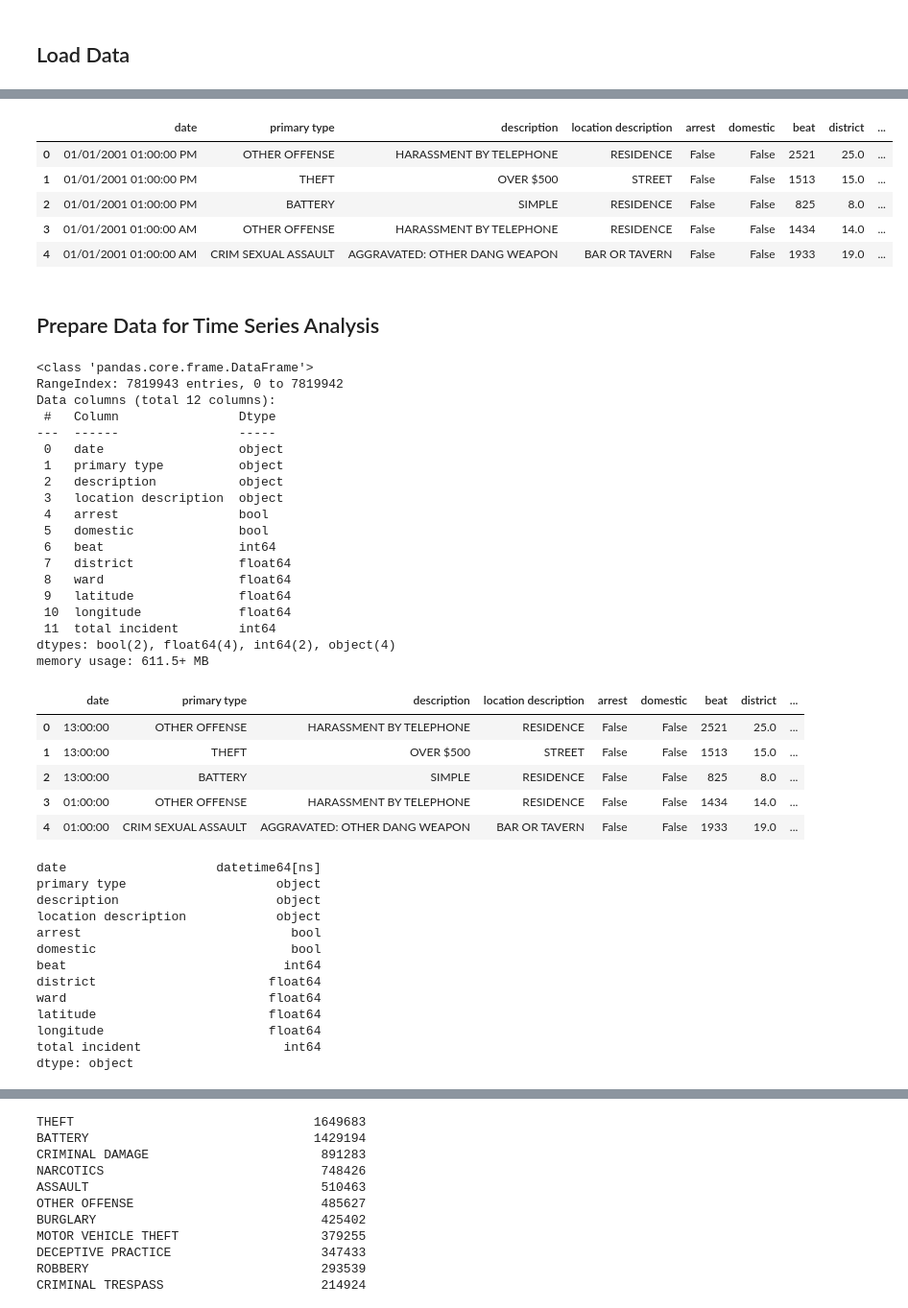
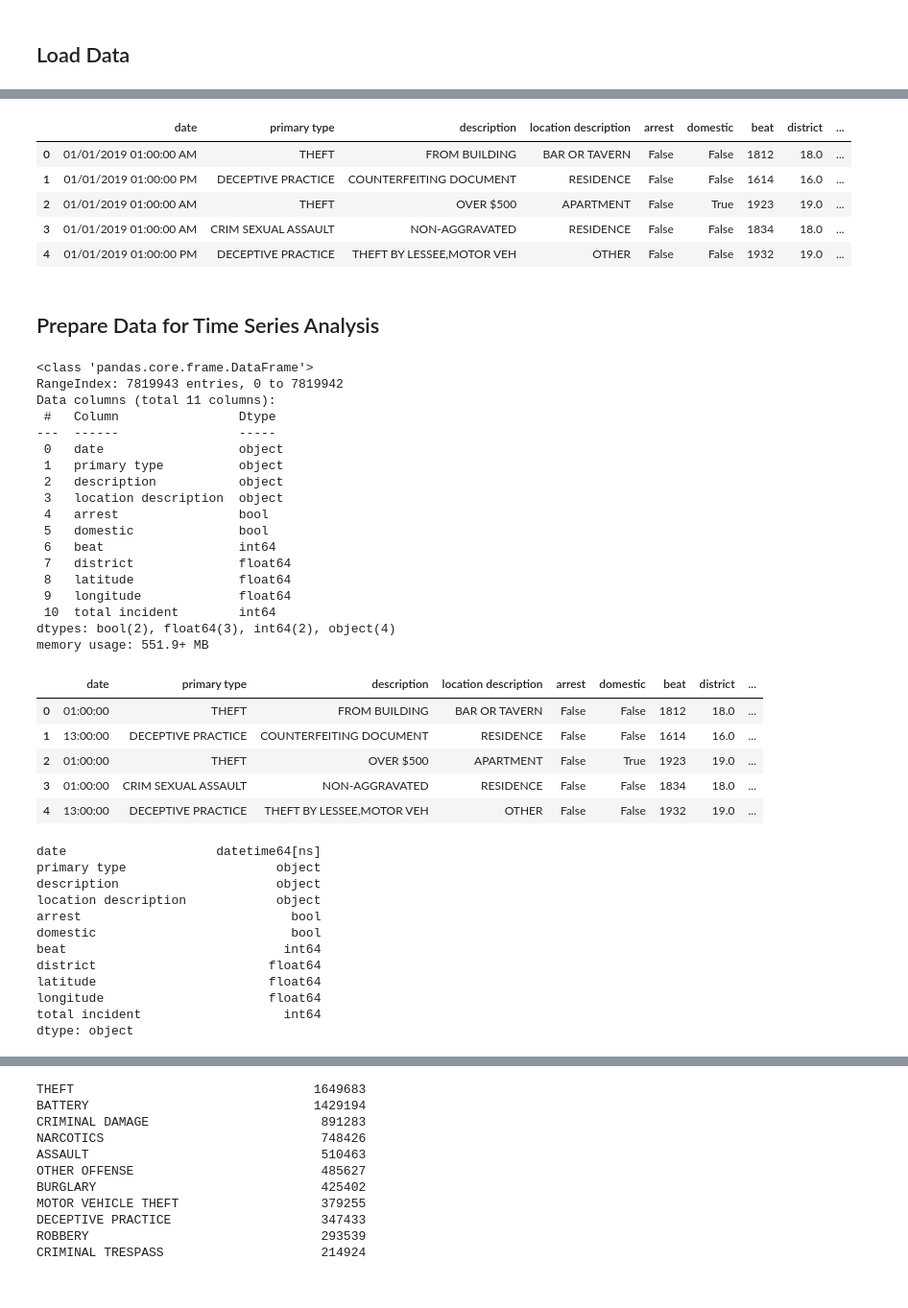
Before and after one commit to kevinbrnett/Time-Series-Analysis-of-Crime-Data, a Jupyter notebook: Time Series Crime Data Project -- Part 1.ipynb, the cells around one changed output, grey strips where cells are left out. Shown: that part at 96% size. Cells and saved outputs as stored; diff of their text form; code cells hidden in the pictures.

```diff
--- a/Time Series Crime Data Project -- Part 1.ipynb
+++ b/Time Series Crime Data Project -- Part 1.ipynb
@@ -18,7 +18,7 @@ plt.rcParams['savefig.bbox'] = 'tight'
 ## Load Data
 # %%
 # Merge .csv files
-joined_files = os.path.join('C:\\Users\\hamma\\Documents\\GitHub\\Project-4-Crime-Data\\Data\\Chicago','Chicago-Crime*.csv')
+joined_files = os.path.join('Data/Chicago/','Chicago-Crime*.csv')
 print(joined_files)
 
 # Return list of all joined files
@@ -66,16 +66,16 @@ df.columns = df.columns.str.lower()
 # %%
 df['id'].value_counts().sum()
 
-# Remove 'id' column
-df = df.drop(columns='id')
+# Remove 'id' and 'ward' column
+df = df.drop(columns=['id','ward'])
 df.head()
 # %% [output]
 |  | date | primary type | description | location description | arrest | domestic | beat | district | ... |
-| 0 | 01/01/2001 01:00:00 PM | OTHER OFFENSE | HARASSMENT BY TELEPHONE | RESIDENCE | False | False | 2521 | 25.0 | ... |
-| 1 | 01/01/2001 01:00:00 PM | THEFT | OVER $500 | STREET | False | False | 1513 | 15.0 | ... |
-| 2 | 01/01/2001 01:00:00 PM | BATTERY | SIMPLE | RESIDENCE | False | False | 825 | 8.0 | ... |
-| 3 | 01/01/2001 01:00:00 AM | OTHER OFFENSE | HARASSMENT BY TELEPHONE | RESIDENCE | False | False | 1434 | 14.0 | ... |
-| 4 | 01/01/2001 01:00:00 AM | CRIM SEXUAL ASSAULT | AGGRAVATED: OTHER DANG WEAPON | BAR OR TAVERN | False | False | 1933 | 19.0 | ... |
+| 0 | 01/01/2019 01:00:00 AM | THEFT | FROM BUILDING | BAR OR TAVERN | False | False | 1812 | 18.0 | ... |
+| 1 | 01/01/2019 01:00:00 PM | DECEPTIVE PRACTICE | COUNTERFEITING DOCUMENT | RESIDENCE | False | False | 1614 | 16.0 | ... |
+| 2 | 01/01/2019 01:00:00 AM | THEFT | OVER $500 | APARTMENT | False | True | 1923 | 19.0 | ... |
+| 3 | 01/01/2019 01:00:00 AM | CRIM SEXUAL ASSAULT | NON-AGGRAVATED | RESIDENCE | False | False | 1834 | 18.0 | ... |
+| 4 | 01/01/2019 01:00:00 PM | DECEPTIVE PRACTICE | THEFT BY LESSEE,MOTOR VEH | OTHER | False | False | 1932 | 19.0 | ... |
 # %% [markdown]
 ## Prepare Data for Time Series Analysis
 # %%
@@ -92,7 +92,7 @@ df_ts.head()
 # %% [output]
 <class 'pandas.core.frame.DataFrame'>
 RangeIndex: 7819943 entries, 0 to 7819942
-Data columns (total 12 columns):
+Data columns (total 11 columns):
  #   Column                Dtype
 ---  ------                -----
  0   date                  object
@@ -103,18 +103,17 @@ Data columns (total 12 columns):
  5   domestic              bool
  6   beat                  int64
  7   district              float64
- 8   ward                  float64
- 9   latitude              float64
- 10  longitude             float64
- 11  total incident        int64
-dtypes: bool(2), float64(4), int64(2), object(4)
-memory usage: 611.5+ MB
+ 8   latitude              float64
+ 9   longitude             float64
+ 10  total incident        int64
+dtypes: bool(2), float64(3), int64(2), object(4)
+memory usage: 551.9+ MB
 |  | date | primary type | description | location description | arrest | domestic | beat | district | ... |
-| 0 | 13:00:00 | OTHER OFFENSE | HARASSMENT BY TELEPHONE | RESIDENCE | False | False | 2521 | 25.0 | ... |
-| 1 | 13:00:00 | THEFT | OVER $500 | STREET | False | False | 1513 | 15.0 | ... |
-| 2 | 13:00:00 | BATTERY | SIMPLE | RESIDENCE | False | False | 825 | 8.0 | ... |
-| 3 | 01:00:00 | OTHER OFFENSE | HARASSMENT BY TELEPHONE | RESIDENCE | False | False | 1434 | 14.0 | ... |
-| 4 | 01:00:00 | CRIM SEXUAL ASSAULT | AGGRAVATED: OTHER DANG WEAPON | BAR OR TAVERN | False | False | 1933 | 19.0 | ... |
+| 0 | 01:00:00 | THEFT | FROM BUILDING | BAR OR TAVERN | False | False | 1812 | 18.0 | ... |
+| 1 | 13:00:00 | DECEPTIVE PRACTICE | COUNTERFEITING DOCUMENT | RESIDENCE | False | False | 1614 | 16.0 | ... |
+| 2 | 01:00:00 | THEFT | OVER $500 | APARTMENT | False | True | 1923 | 19.0 | ... |
+| 3 | 01:00:00 | CRIM SEXUAL ASSAULT | NON-AGGRAVATED | RESIDENCE | False | False | 1834 | 18.0 | ... |
+| 4 | 13:00:00 | DECEPTIVE PRACTICE | THEFT BY LESSEE,MOTOR VEH | OTHER | False | False | 1932 | 19.0 | ... |
 # %%
 df_ts['date'] = pd.to_datetime(df['date'])
 # %%
@@ -128,7 +127,6 @@ arrest                            bool
 domestic                          bool
 beat                             int64
 district                       float64
-ward                           float64
 latitude                       float64
 longitude                      float64
 total incident                   int64
```
Also changed, not shown: parts of 9 cells of this notebook.
